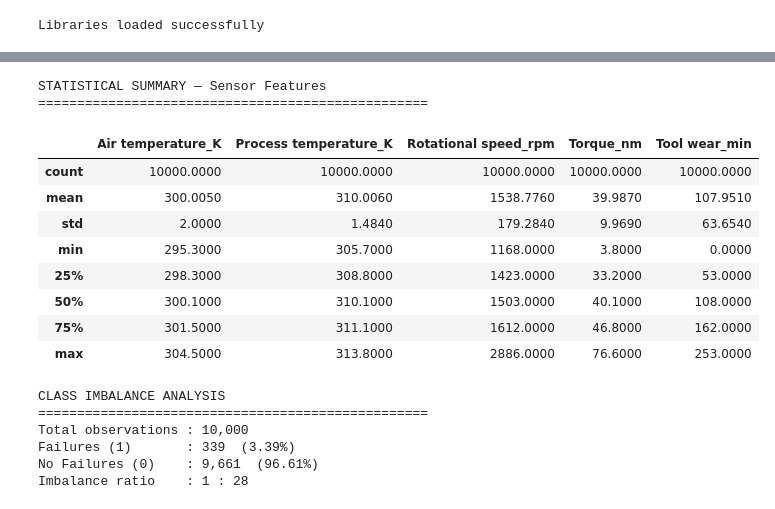
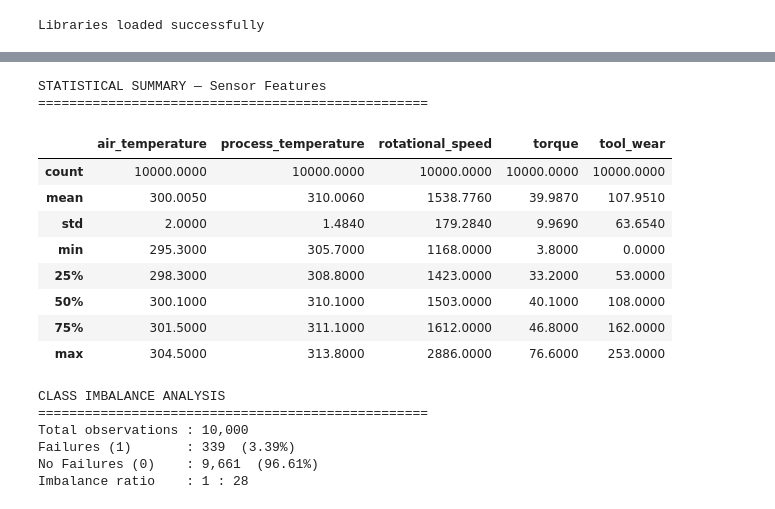
Before and after one commit to vedantbhakare25-dotcom/FleetMind-Predictive-Maintenance-Assistant, a Jupyter notebook: backend/ml/notebooks/01_ai4i_eda.ipynb, the cells around one changed output, grey strips where cells are left out. Saved outputs shown, nothing was run; the diff lists cells and outputs as text; code cells hidden in the pictures.

```diff
--- a/backend/ml/notebooks/01_ai4i_eda.ipynb
+++ b/backend/ml/notebooks/01_ai4i_eda.ipynb
@@ -81,20 +81,20 @@ FIRST 5 ROWS
 # %%
 print("STATISTICAL SUMMARY — Sensor Features")
 print("=" * 50)
 
 sensor_cols = [
-    'Air temperature_K',
-    'Process temperature_K',
-    'Rotational speed_rpm',
-    'Torque_nm',
-    'Tool wear_min'
+    'air_temperature',
+    'process_temperature',
+    'rotational_speed',
+    'torque',
+    'tool_wear'
 ]
 
 df[sensor_cols].describe().round(3)
 # %% [output]
 STATISTICAL SUMMARY — Sensor Features
 ==================================================
-|  | Air temperature_K | Process temperature_K | Rotational speed_rpm | Torque_nm | Tool wear_min |
+|  | air_temperature | process_temperature | rotational_speed | torque | tool_wear |
 | count | 10000.0000 | 10000.0000 | 10000.0000 | 10000.0000 | 10000.0000 |
 | mean | 300.0050 | 310.0060 | 1538.7760 | 39.9870 | 107.9510 |
 | std | 2.0000 | 1.4840 | 179.2840 | 9.9690 | 63.6540 |
```
Also changed, not shown: parts of 6 cells of this notebook, 8 other files.
